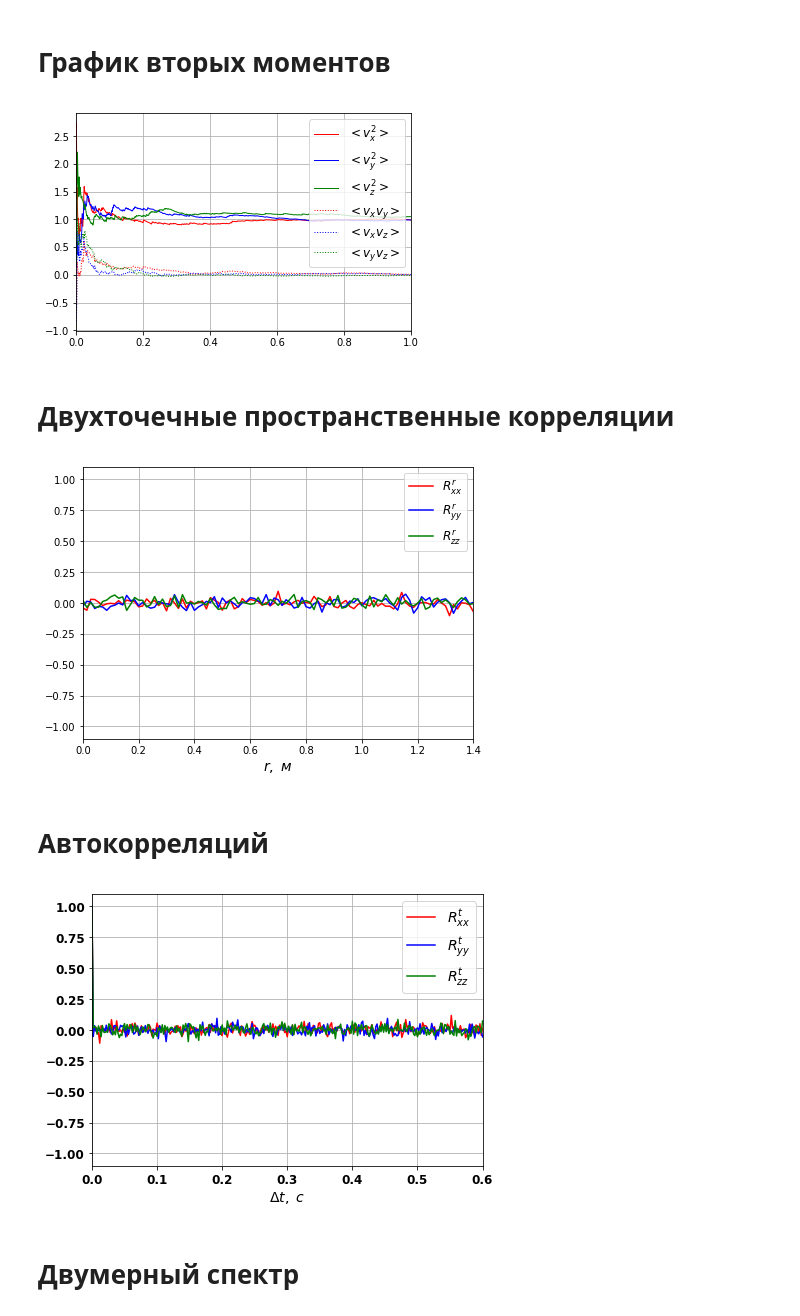
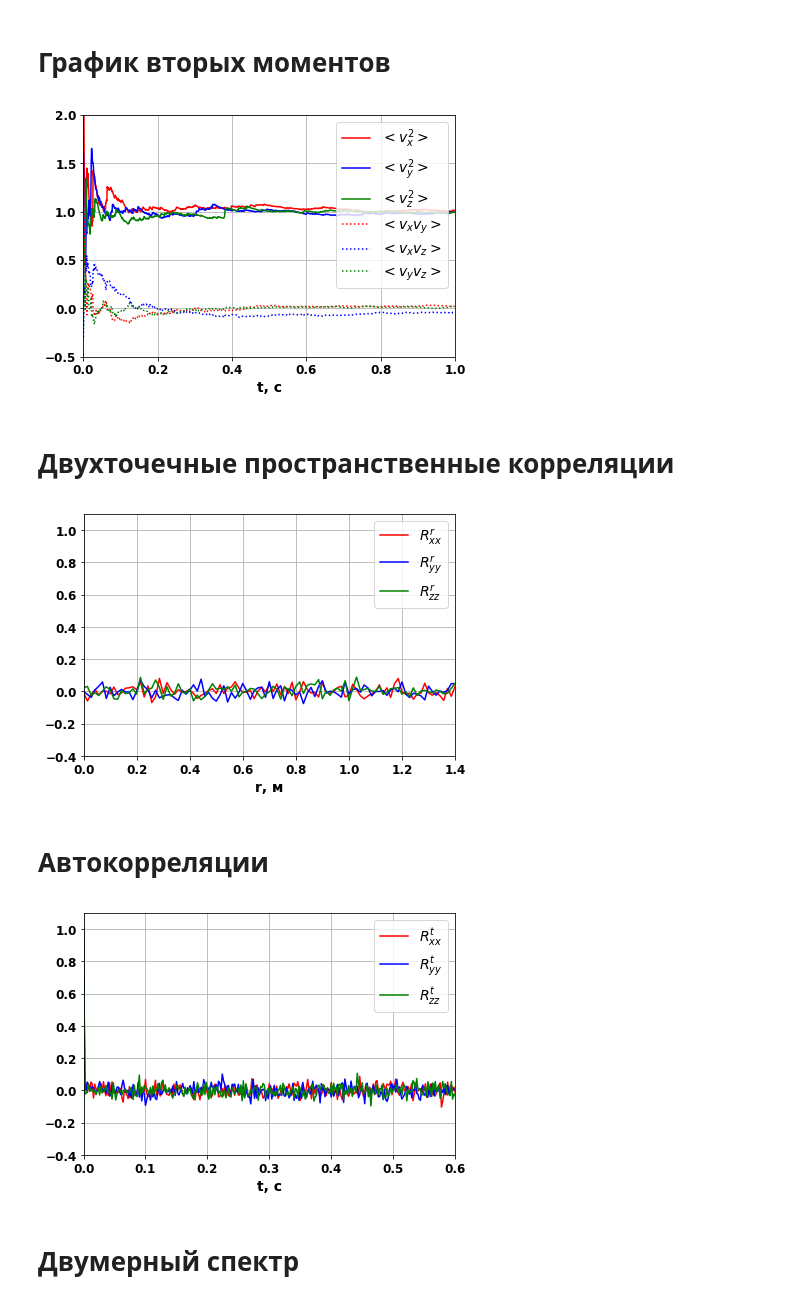
Before and after one commit to las-palmas1/synt_turb_test, a Jupyter notebook: Lund.ipynb, the cells around one changed output. Drawn from its saved outputs; the diff is of its cells as text; code cells hidden in the pictures.

```diff
--- a/Lund.ipynb
+++ b/Lund.ipynb
@@ -22,7 +22,7 @@ block = Block(
 # Параметры поля
 # %%
 generator = Lund(
-    block=block, u_av=(0., 0., 0.), l_t=0.1,
+    block=block, u_av=(0., 0., 0.),
     re_xx=1., re_yy=1., re_zz=1.,
     re_xy=0., re_xz=0., re_yz=0.,
     time_arr=np.array([0])
@@ -55,24 +60,37 @@ analyzer.plot_velocity_history(
 # %% [markdown]
 # График вторых моментов
 # %%
-analyzer.plot_moments(i=0, j=0, k=0, ts=0.001, num_ts=1000, figsize=(6, 4))
+analyzer.plot_moments(
+    i=0, j=0, k=0, ts=0.001, num_ts=1000, figsize=config.figsize_plot,
+    ylim=config.ylim_sec_mom,
+    legend_fsize=config.legend_fsize, ticks_fsize=config.ticks_fsize, label_fsize=config.label_fsize,
+    axes=config.axes_plot,
+    fname=os.path.join(config.pic_dir, prefix + 'second_moments')
+)
 # %% [output]
-[figure, old version]
+[figure, new version]
 # %% [markdown]
 # Двухточечные пространственные корреляции
 # %%
 analyzer.plot_two_point_space_correlation(
-            i0=0, j0=0, k0=0, ts=0.001, num_ts=1000, di=1, dj=1, dk=0, num=n-1, figsize=(7, 5)
-        )
+    i0=0, j0=0, k0=0, ts=0.001, num_ts=1000, di=1, dj=1, dk=0, num=n-1, figsize=config.figsize_plot,
+    label_fsize=config.label_fsize, legend_fsize=config.legend_fsize, ticks_fsize=config.ticks_fsize,
+    ylim=config.ylim_space_cor, axes=config.axes_plot,
+    fname=os.path.join(config.pic_dir, prefix + 'two_point_space_cor')
+)
 # %% [output]
-[figure, old version]
+[figure, new version]
 # %% [markdown]
-# Автокорреляций
+# Автокорреляции
 # %%
 analyzer.plot_two_point_time_correlation(
-            i=0, j=0, k=0, t0=0, t1=1.0, num_dt_av=500, num_dt=300, figsize=(7, 5)
-        )
+    i=0, j=0, k=0, t0=0, t1=1.0, num_dt_av=500, num_dt=300, figsize=config.figsize_plot,
+    ylim=config.ylim_auto_cor,
+    label_fsize=config.label_fsize, legend_fsize=config.legend_fsize, ticks_fsize=config.ticks_fsize,
+    axes=config.axes_plot,
+    fname=os.path.join(config.pic_dir, prefix + 'auto_cor')
+)
 # %% [output]
-[figure, old version]
+[figure, new version]
 # %% [markdown]
 # Двумерный спектр
```
Also changed, not shown: parts of 6 cells of this notebook, 55 other files.
